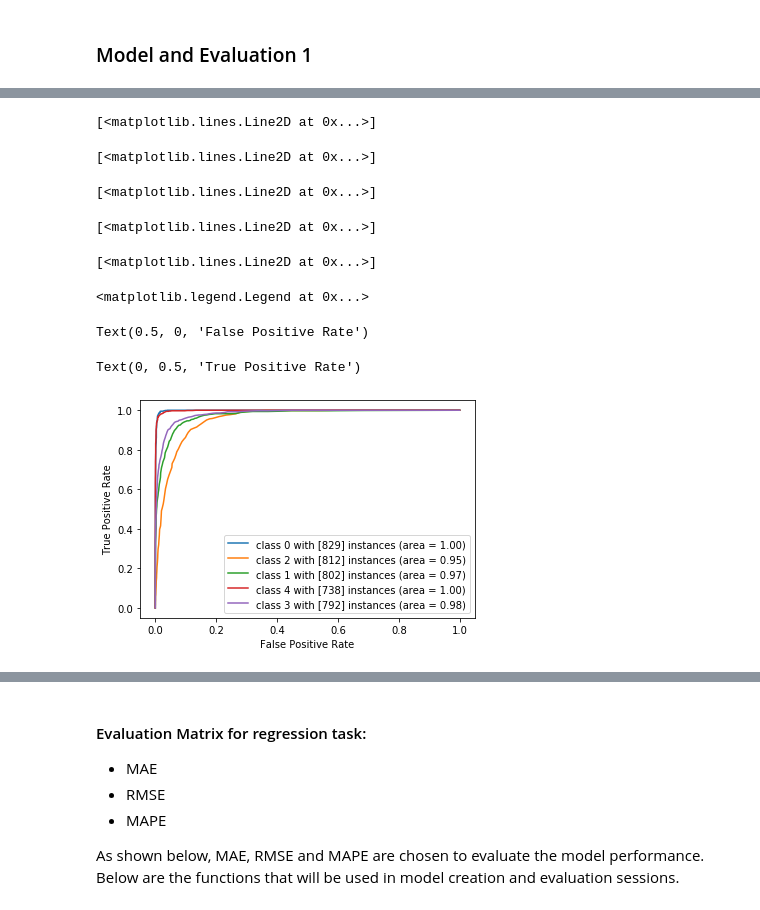
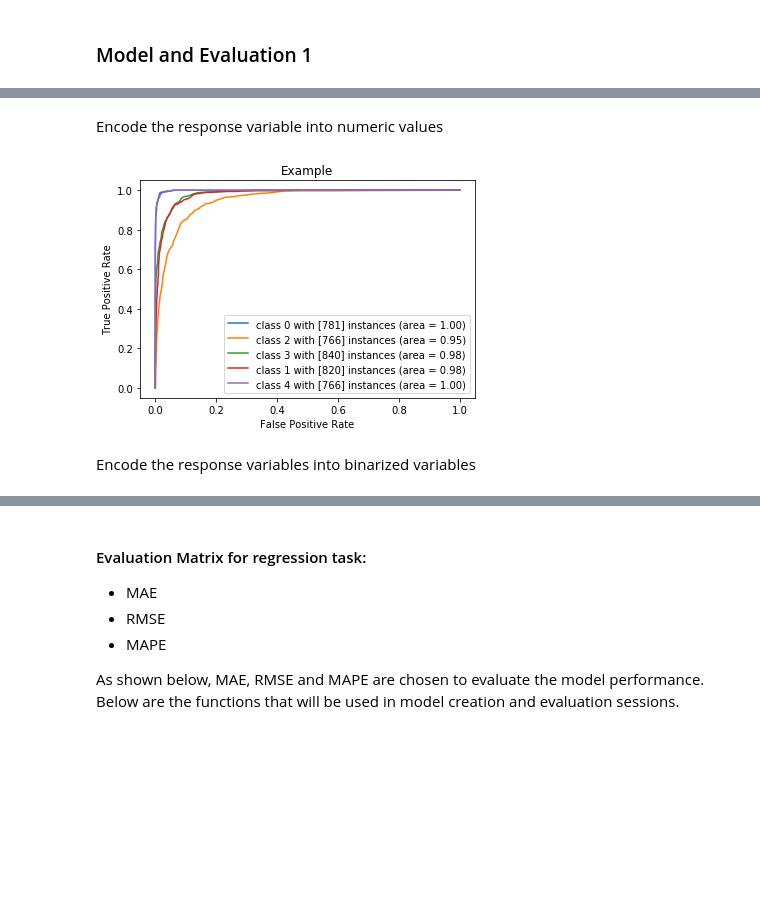
Before and after one commit to fredpoon/ds_7331_jyrf_eda, a Jupyter notebook: grp4_lab2_jyrf_final.ipynb, the cells around one changed output, grey strips where cells are left out. Saved outputs shown, nothing was run; the diff lists cells and outputs as text; code cells hidden in the pictures; blank space fills up the shorter version.

```diff
--- a/grp4_lab2_jyrf_final.ipynb
+++ b/grp4_lab2_jyrf_final.ipynb
@@ -860,0 +888,2 @@ array([[0.02, 0.29, 0.47, 0.22, 0.  ],
+# %% [markdown]
+Encode the response variable into numeric values
@@ -861,30 +911,28 @@ array([[0.02, 0.29, 0.47, 0.22, 0.  ],
 # %%
 # Compute ROC curve for a subset of interesting classes
-fpr = dict()
-tpr = dict()
-roc_auc = dict()
-for i in np.unique(y):
-    fpr[i], tpr[i], _ = mt.roc_curve(y, yhat_score[:, i], pos_label=i)
-    roc_auc[i] = mt.auc(fpr[i], tpr[i])
+def PlotROC_eachClass(y_score,title=''):
+    fpr = dict()
+    tpr = dict()
+    roc_auc = dict()
+    for i in np.unique(y):
+        fpr[i], tpr[i], _ = mt.roc_curve(y, y_score[:, i], pos_label=i)
+        roc_auc[i] = mt.auc(fpr[i], tpr[i])
 
-for i in np.random.permutation(5)[0:5]:
-    plt.plot(fpr[i], tpr[i], label='class {0} with {1} instances (area = {2:0.2f})'
-                                   ''.format(i, sum(y==i), roc_auc[i]))
+    for i in np.random.permutation(5)[0:5]:
+        plt.plot(fpr[i], tpr[i], label='class {0} with {1} instances (area = {2:0.2f})'
+                                       ''.format(i, sum(y==i), roc_auc[i]))
 
-plt.legend(loc="lower right")
-plt.xlabel('False Positive Rate')
-plt.ylabel('True Positive Rate')
-plt.show()
+    plt.legend(loc="lower right")
+    plt.xlabel('False Positive Rate')
+    plt.ylabel('True Positive Rate')
+    plt.title(title)
+    plt.show()
+
+PlotROC_eachClass(yhat_score,title='Example')
 # %% [output]
-[<matplotlib.lines.Line2D at 0x...>]
-[<matplotlib.lines.Line2D at 0x...>]
-[<matplotlib.lines.Line2D at 0x...>]
-[<matplotlib.lines.Line2D at 0x...>]
-[<matplotlib.lines.Line2D at 0x...>]
-<matplotlib.legend.Legend at 0x...>
-Text(0.5, 0, 'False Positive Rate')
-Text(0, 0.5, 'True Positive Rate')
-[figure, old version]
+[figure, new version]
+# %% [markdown]
+Encode the response variables into binarized variables
 # %%
 from sklearn.preprocessing import label_binarize
 one_hot_class_encoding = label_binarize(y,np.unique(y))
```
Also changed, not shown: parts of 73 cells of this notebook.
